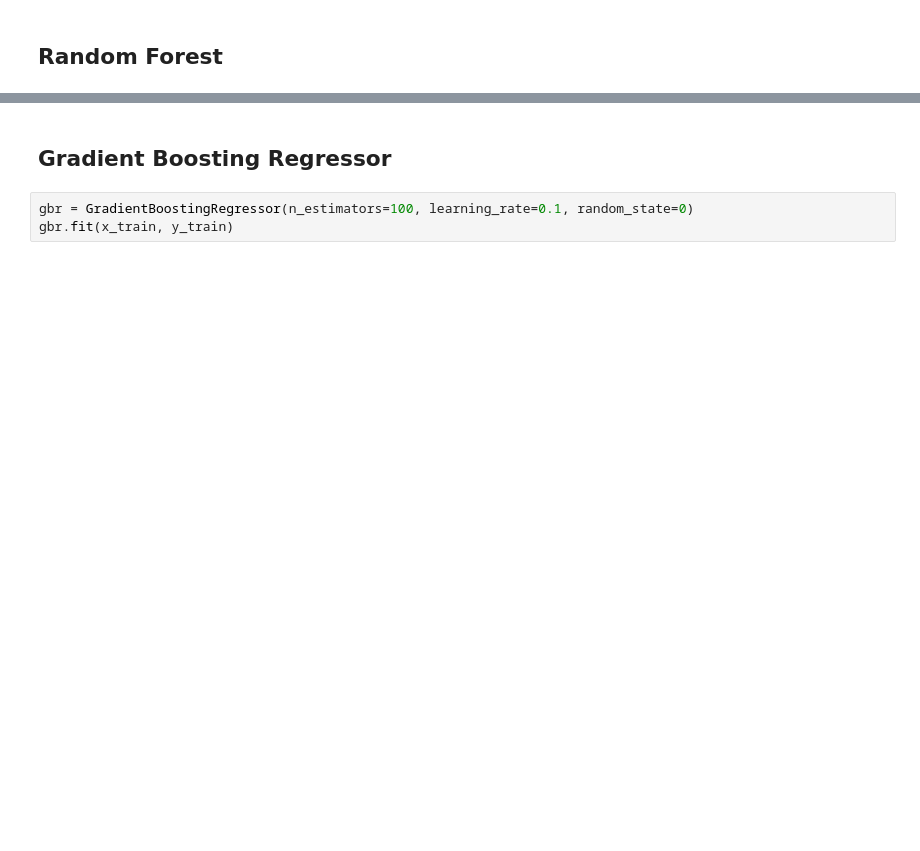
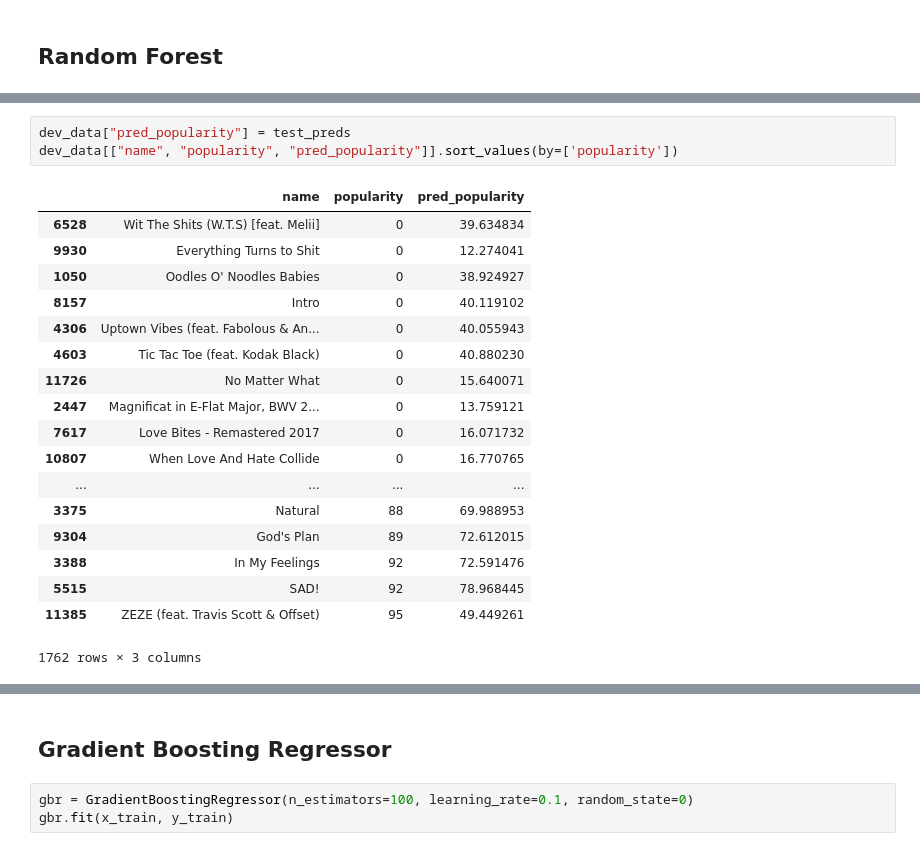
Before and after one commit to inSam/SoundScorer221, a Jupyter notebook: baseline.ipynb, the cells around one changed output, grey strips where cells are left out. Cells and saved outputs as stored; diff of their text form; blank space fills up the shorter version.

```diff
--- a/baseline.ipynb
+++ b/baseline.ipynb
@@ -355,0 +377,22 @@ Random Forest Variance Score: -0.09772407777870895
+# %%
+dev_data["pred_popularity"] = test_preds
+dev_data[["name", "popularity", "pred_popularity"]].sort_values(by=['popularity'])
+# %% [output]
+|  | name | popularity | pred_popularity |
+| 6528 | Wit The Shits (W.T.S) [feat. Melii] | 0 | 39.634834 |
+| 9930 | Everything Turns to Shit | 0 | 12.274041 |
+| 1050 | Oodles O' Noodles Babies | 0 | 38.924927 |
+| 8157 | Intro | 0 | 40.119102 |
+| 4306 | Uptown Vibes (feat. Fabolous & An... | 0 | 40.055943 |
+| 4603 | Tic Tac Toe (feat. Kodak Black) | 0 | 40.880230 |
+| 11726 | No Matter What | 0 | 15.640071 |
+| 2447 | Magnificat in E-Flat Major, BWV 2... | 0 | 13.759121 |
+| 7617 | Love Bites - Remastered 2017 | 0 | 16.071732 |
+| 10807 | When Love And Hate Collide | 0 | 16.770765 |
+| ... | ... | ... | ... |
+| 3375 | Natural | 88 | 69.988953 |
+| 9304 | God's Plan | 89 | 72.612015 |
+| 3388 | In My Feelings | 92 | 72.591476 |
+| 5515 | SAD! | 92 | 78.968445 |
+| 11385 | ZEZE (feat. Travis Scott & Offset) | 95 | 49.449261 |
+1762 rows × 3 columns
```
Also changed, not shown: parts of 21 cells of this notebook, 1 other file.
